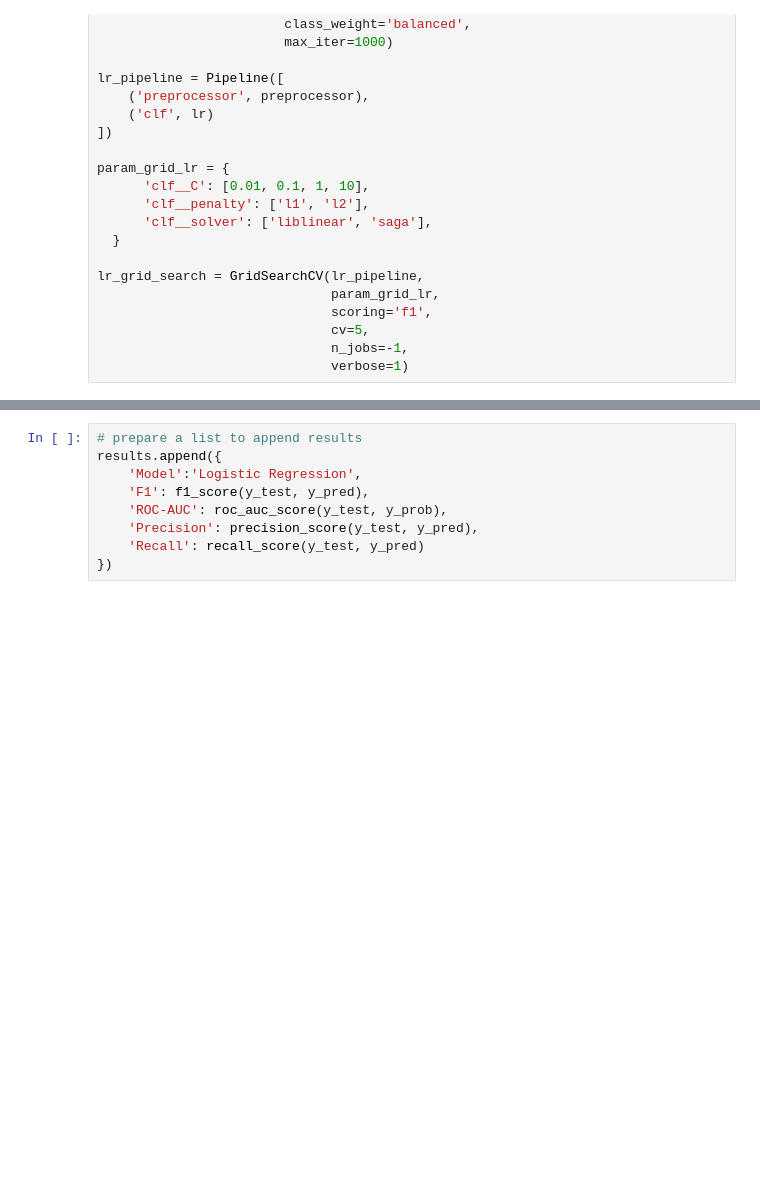
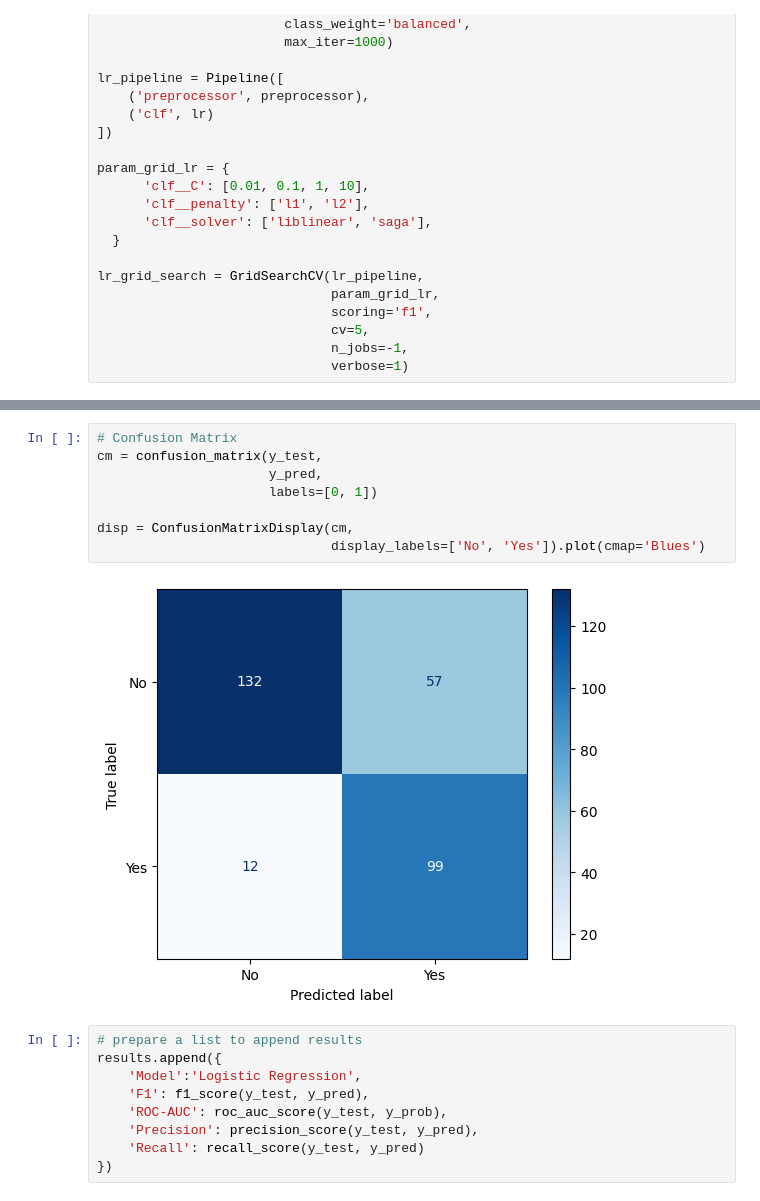
Before and after one commit to jdncpng/dpp-projekt, a Jupyter notebook: notebooks/04_modelling.ipynb, the cells around one changed output, grey strips where cells are left out. Drawn from its saved outputs; the diff is of its cells as text; blank space fills up the shorter version.

```diff
--- a/notebooks/04_modelling.ipynb
+++ b/notebooks/04_modelling.ipynb
@@ -273,3 +238,13 @@ print(f"Recall: {recall_score(y_test, y_pred):.4f}")
+# %%
+# Confusion Matrix
+cm = confusion_matrix(y_test,
+                      y_pred,
+                      labels=[0, 1])
+
+disp = ConfusionMatrixDisplay(cm,
+                              display_labels=['No', 'Yes']).plot(cmap='Blues')
+# %% [output]
+[figure, added]
 # %%
 # prepare a list to append results
 results.append({
```
Also changed, not shown: parts of 19 cells of this notebook, 4 other files.
